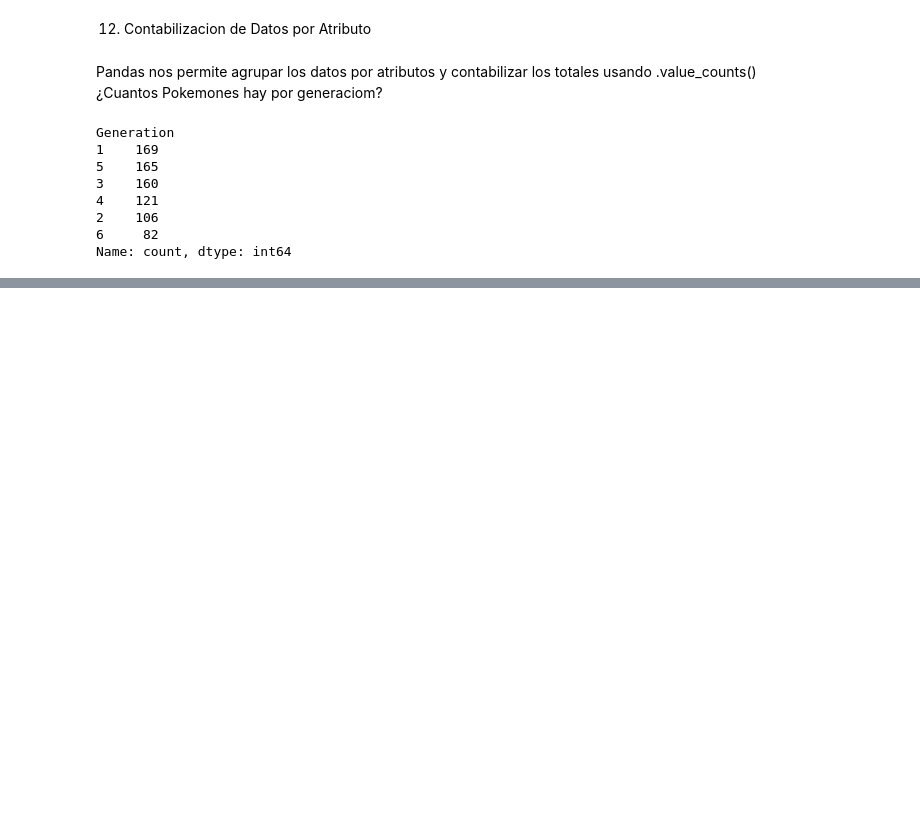
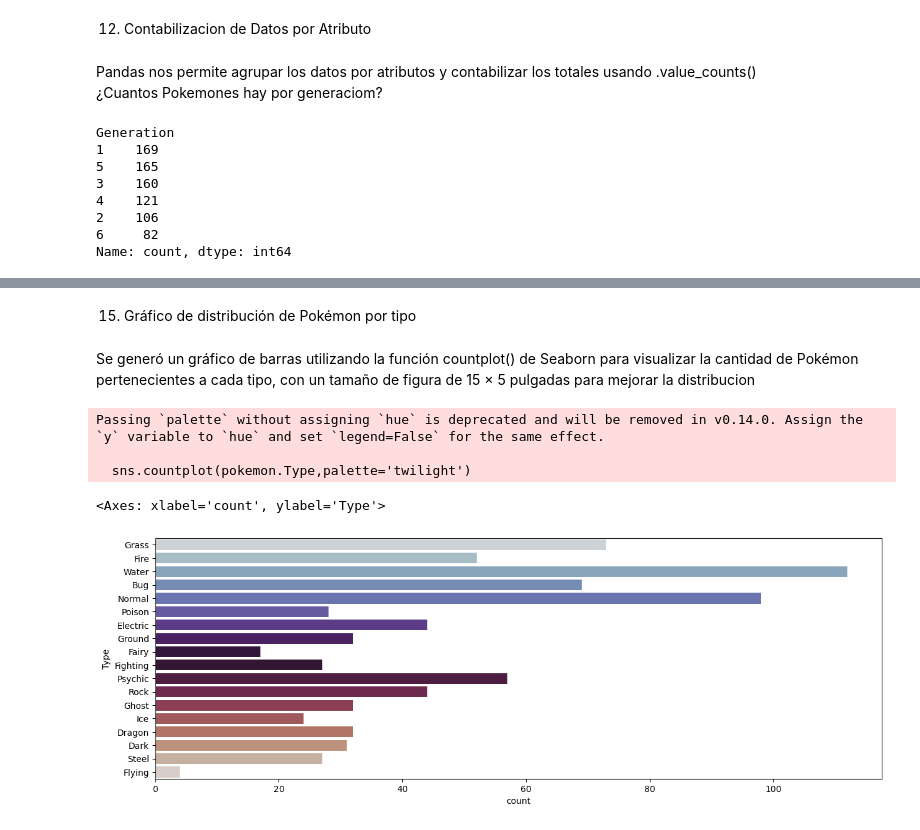
Before and after one commit to DevFntxy/ECBD_9A_IDGS_PRACTICAS_230892, a Jupyter notebook: Practica03/Practica03.ipynb, the cells around one changed output, grey strips where cells are left out. Drawn from its saved outputs; the diff is of its cells as text; code cells hidden in the pictures; blank space fills up the shorter version.

```diff
--- a/Practica03/Practica03.ipynb
+++ b/Practica03/Practica03.ipynb
@@ -278,0 +321,13 @@ Name: count, dtype: int64
+# %% [markdown]
+15. Gráfico de distribución de Pokémon por tipo
+# %% [markdown]
+Se generó un gráfico de barras utilizando la función countplot() de Seaborn para visualizar la cantidad de Pokémon pertenecientes a cada tipo, con un tamaño de figura de 15 × 5 pulgadas para mejorar la distribucion
+# %%
+plt.figure(figsize=(15,5))
+sns.countplot(pokemon.Type,palette='twilight')
+# %% [output]
+Passing `palette` without assigning `hue` is deprecated and will be removed in v0.14.0. Assign the `y` variable to `hue` and set `legend=False` for the same effect.
+
+  sns.countplot(pokemon.Type,palette='twilight')
+<Axes: xlabel='count', ylabel='Type'>
+[figure, added]
```
Also changed, not shown: parts of 22 cells of this notebook, 1 other file.
